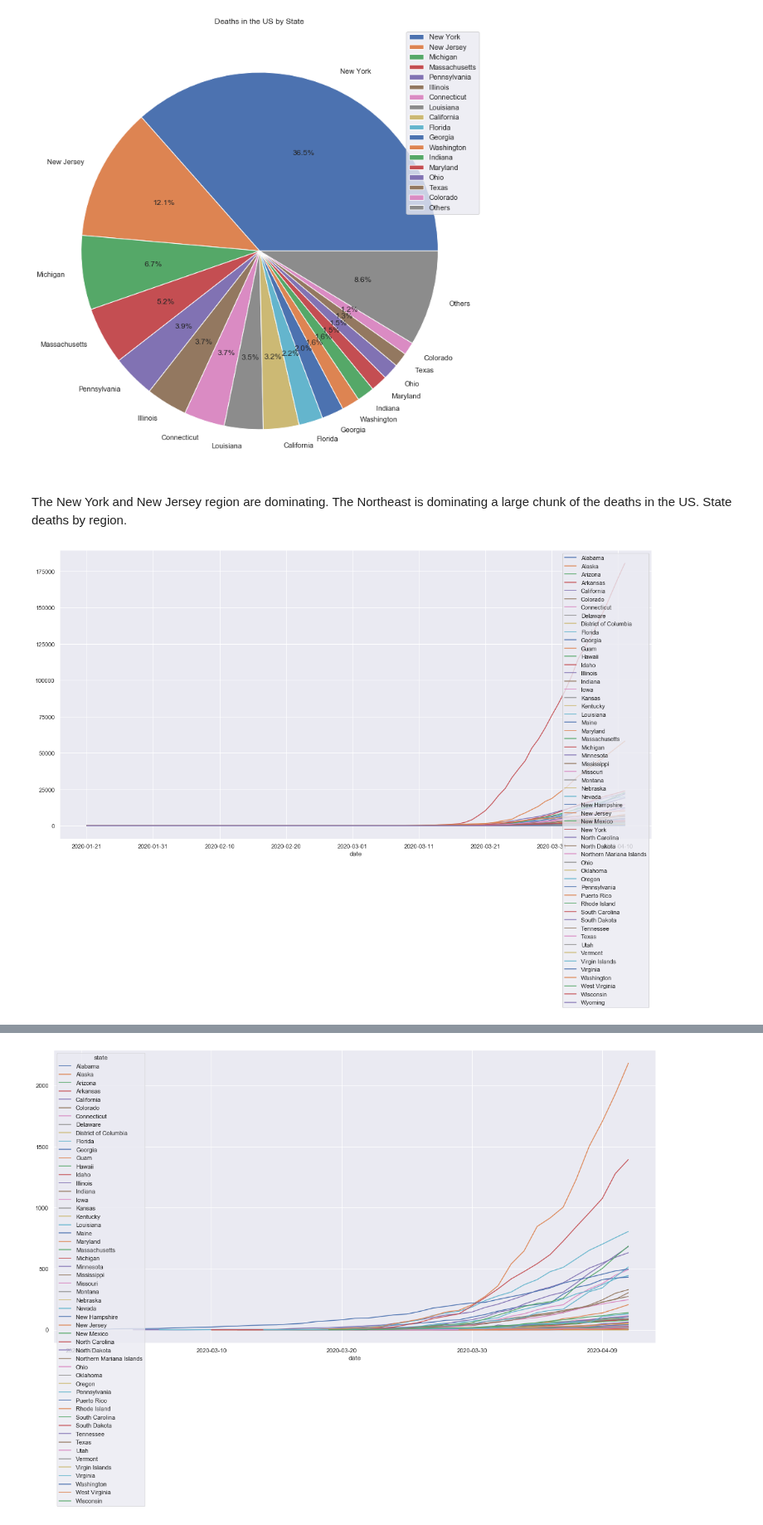
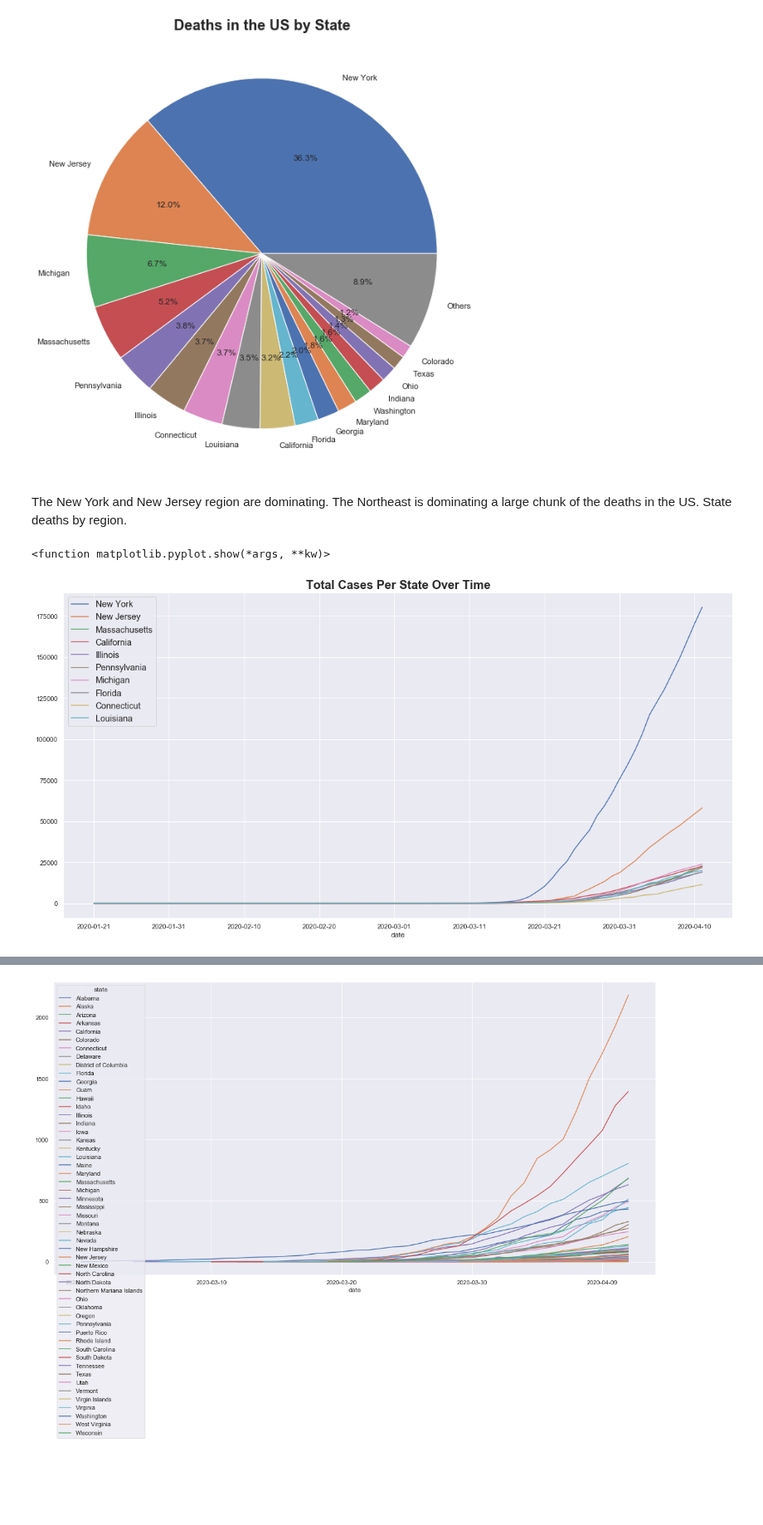
Before and after one commit to lmstevens/Group_Project_1, a Jupyter notebook: Jimmy_Graphics.ipynb, the cells around one changed output, grey strips where cells are left out. Shown at 83% size. Cells and saved outputs as stored; diff of their text form; code cells hidden in the pictures; blank space fills up the shorter version.

Commit message:
Pie Chart Updates and Restricted Line Graphs to Top 10.

```diff
--- a/Jimmy_Graphics.ipynb
+++ b/Jimmy_Graphics.ipynb
@@ -174,27 +174,33 @@ Chart
 # %%
 labels = Chart["State"]
 sizes = Chart ["Total Deaths"]
-fig1, ax1 = plt.subplots(figsize=(10, 10))
+fig1, ax1 = plt.subplots(figsize=(9, 9))
 ax1.pie(sizes,labels = labels, autopct='%1.1f%%')
+
+plt.title("Deaths in the US by State",fontdict ={'fontsize': 20,
+        'fontweight' : 700})
+
 plt.tight_layout()
-plt.title("Deaths in the US by State")
-plt.legend( loc = 'upper right' )
 plt.savefig("PNG Folder/DeathPie.png")
 # %% [output]
-[figure, old version]
+[figure, new version]
 # %% [markdown]
 The New York and New Jersey region are dominating.  The Northeast is dominating a large chunk of the deaths in the US.  State deaths by region.
 # %%
 cases=final_df.pivot( index="date",columns="state",values = "cases")
 cases = cases.fillna(0)
+top_cases =cases[["New York", "New Jersey","Massachusetts","California","Illinois","Pennsylvania","Michigan","Florida","Connecticut","Louisiana"]]
 # %%
 
-cases.plot.line(figsize = (20,10))
-plt.legend()
+top_cases.plot.line(figsize = (20,10))
+plt.legend(loc = 'upper left',fontsize ="large")
+plt.title("Total Cases Per State Over Time",fontdict ={'fontsize': 20,
+        'fontweight' : 700})
+plt.savefig("PNG Folder/CaseOverTime.png")
 plt.show
-plt.savefig("PNG Folder/CaseOverTime.png")
 # %% [output]
+<function matplotlib.pyplot.show(*args, **kw)>
-[figure, old version]
+[figure, new version]
 # %%
 date_group = final_df.groupby("date")
 # %%
```
Also changed, not shown: parts of 4 cells of this notebook, 28 other files.
